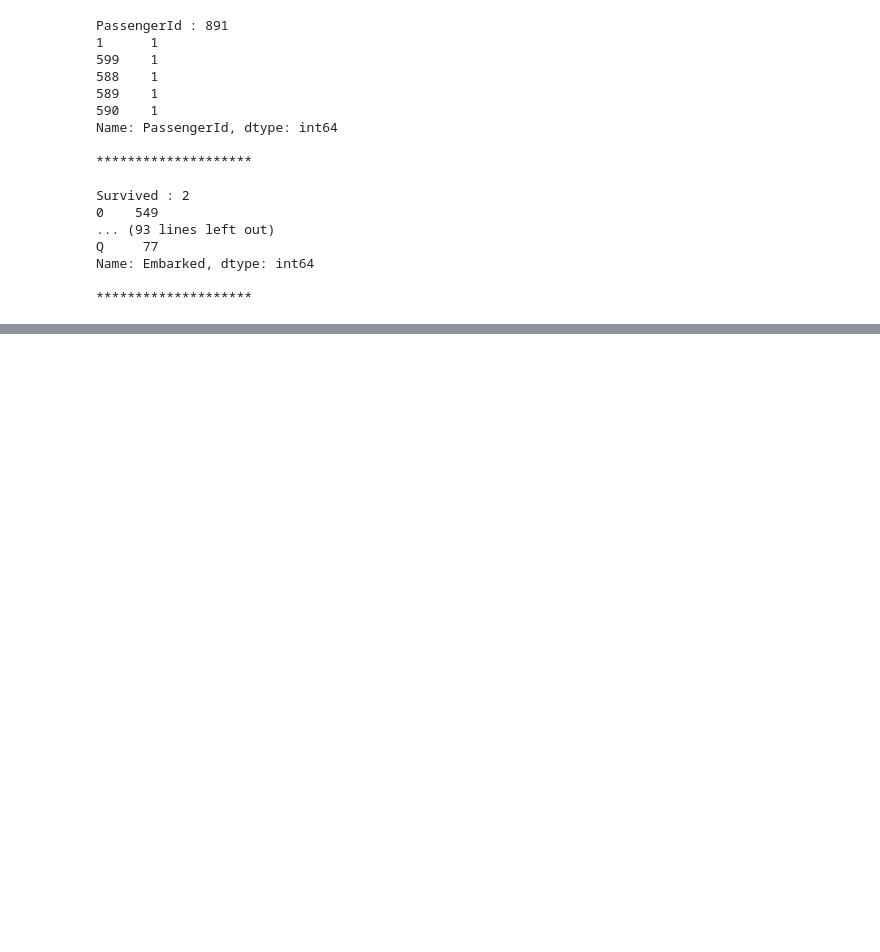
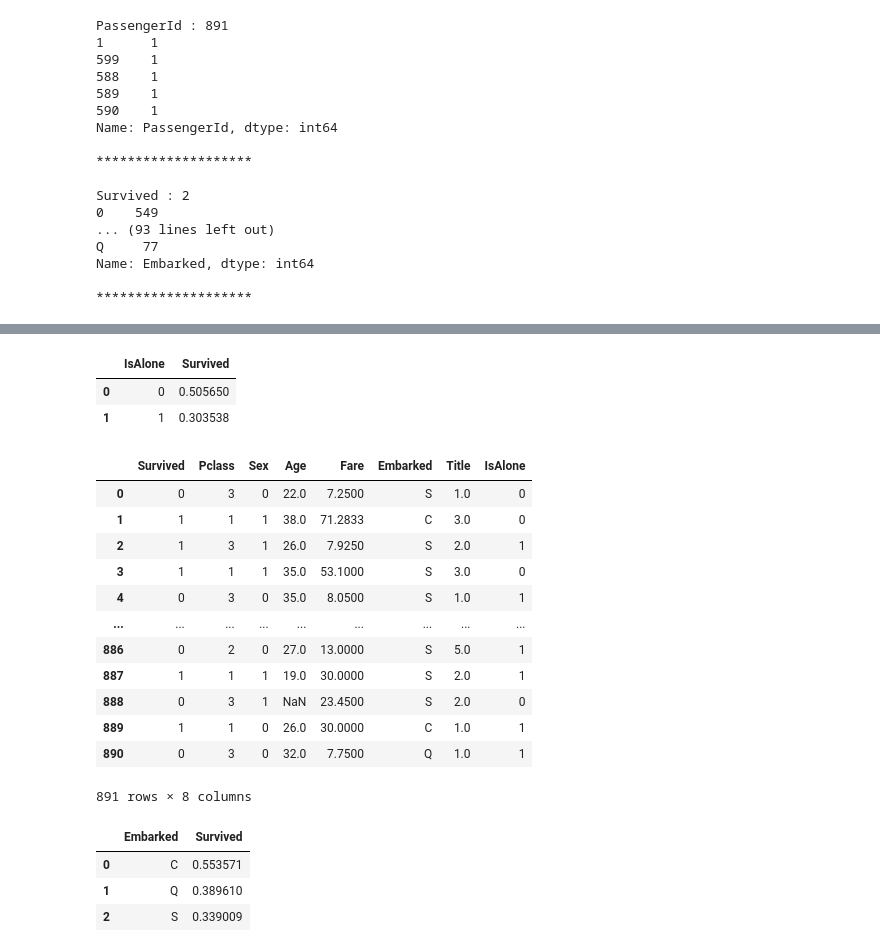
Before and after one commit to mohamedabdalltif/Titanic_survived_prediction, a Jupyter notebook: Titanic_pred.ipynb, the cells around one changed output, grey strips where cells are left out. Saved outputs shown, nothing was run; the diff lists cells and outputs as text; code cells hidden in the pictures; blank space fills up the shorter version.

Commit message:
cleaning data

```diff
--- a/Titanic_pred.ipynb
+++ b/Titanic_pred.ipynb
@@ -144,6 +183,0 @@ Name: Embarked, dtype: int64
-# %%
-"""There's 21 passengers have cabin num C23 C25 C27 and 24 passengers have B96 B98 cabin num and thus is incredible.
-so we will drop this data."""
-train_df=train_df[train_df['Cabin']!='C23 C25 C27']
-train_df=train_df[train_df['Cabin']!='B96 B98']
-train_df=train_df[train_df['Cabin']!='C22 C26']
@@ -158,0 +184,8 @@ Name: Cabin, dtype: int64
+# %%
+print("Before", train_df.shape, test_df.shape, combine[0].shape, combine[1].shape)
+
+train_df = train_df.drop(['Ticket', 'Cabin'], axis=1)
+test_df = test_df.drop(['Ticket', 'Cabin'], axis=1)
+combine = [train_df, test_df]
+
+"After", train_df.shape, test_df.shape, combine[0].shape, combine[1].shape
@@ -158,0 +263,5 @@ Name: Cabin, dtype: int64
+# %%
+train_df = train_df.drop(['Name', 'PassengerId'], axis=1)
+test_df = test_df.drop(['Name'], axis=1)
+combine = [train_df, test_df]
+train_df.shape, test_df.shape
@@ -158,0 +307,42 @@ Name: Cabin, dtype: int64
+# %%
+for df in combine:
+    df['IsAlone'] = 0
+    df.loc[df['FamilySize'] == 1, 'IsAlone'] = 1
+
+
+train_df[['IsAlone', 'Survived']].groupby(['IsAlone'], as_index=False).mean()
+# %% [output]
+|  | IsAlone | Survived |
+| 0 | 0 | 0.505650 |
+| 1 | 1 | 0.303538 |
+# %%
+train_df = train_df.drop(['Parch', 'SibSp', 'FamilySize'], axis=1)
+test_df = test_df.drop(['Parch', 'SibSp', 'FamilySize'], axis=1)
+combine = [train_df, test_df]
+# %%
+train_df
+# %% [output]
+|  | Survived | Pclass | Sex | Age | Fare | Embarked | Title | IsAlone |
+| 0 | 0 | 3 | 0 | 22.0 | 7.2500 | S | 1.0 | 0 |
+| 1 | 1 | 1 | 1 | 38.0 | 71.2833 | C | 3.0 | 0 |
+| 2 | 1 | 3 | 1 | 26.0 | 7.9250 | S | 2.0 | 1 |
+| 3 | 1 | 1 | 1 | 35.0 | 53.1000 | S | 3.0 | 0 |
+| 4 | 0 | 3 | 0 | 35.0 | 8.0500 | S | 1.0 | 1 |
+| ... | ... | ... | ... | ... | ... | ... | ... | ... |
+| 886 | 0 | 2 | 0 | 27.0 | 13.0000 | S | 5.0 | 1 |
+| 887 | 1 | 1 | 1 | 19.0 | 30.0000 | S | 2.0 | 1 |
+| 888 | 0 | 3 | 1 | NaN | 23.4500 | S | 2.0 | 0 |
+| 889 | 1 | 1 | 0 | 26.0 | 30.0000 | C | 1.0 | 1 |
+| 890 | 0 | 3 | 0 | 32.0 | 7.7500 | Q | 1.0 | 1 |
+891 rows × 8 columns
+# %%
+
+for df in combine:
+    df['Embarked'] = df['Embarked'].fillna(train_df.Embarked.dropna().mode()[0])
+
+train_df[['Embarked', 'Survived']].groupby(['Embarked'], as_index=False).mean().sort_values(by='Survived', ascending=False)
+# %% [output]
+|  | Embarked | Survived |
+| 0 | C | 0.553571 |
+| 1 | Q | 0.389610 |
+| 2 | S | 0.339009 |
```
Also changed, not shown: parts of 68 cells of this notebook, 1 other file.
